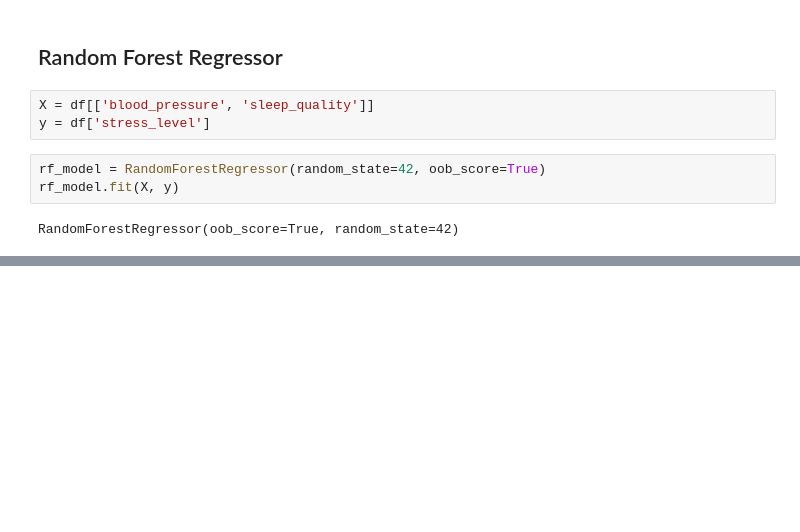
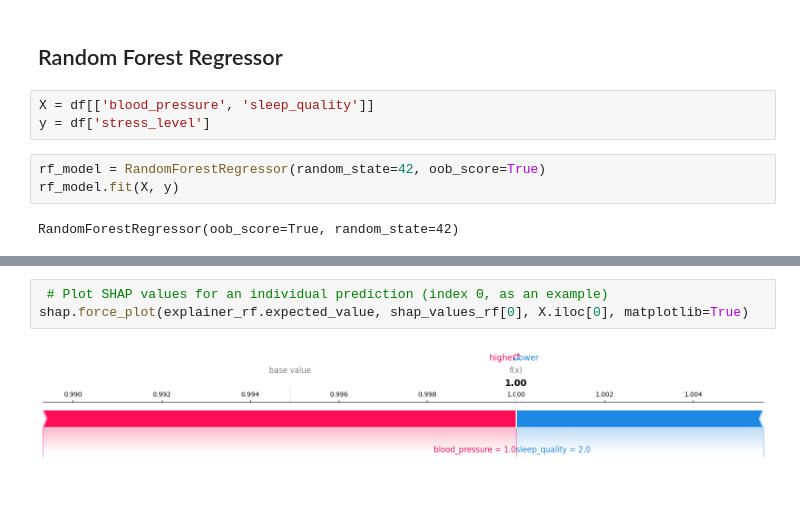
Before and after one commit to esoto15/health-monitoring, a Jupyter notebook: main.ipynb, the cells around one changed output, grey strips where cells are left out. Cells and saved outputs as stored; diff of their text form; blank space fills up the shorter version.

```diff
--- a/main.ipynb
+++ b/main.ipynb
@@ -163,0 +274,5 @@ RandomForestRegressor(oob_score=True, random_state=42)
+# %%
+ # Plot SHAP values for an individual prediction (index 0, as an example)
+shap.force_plot(explainer_rf.expected_value, shap_values_rf[0], X.iloc[0], matplotlib=True)
+# %% [output]
+[figure, added]
```
Also changed, not shown: parts of 28 cells of this notebook.
